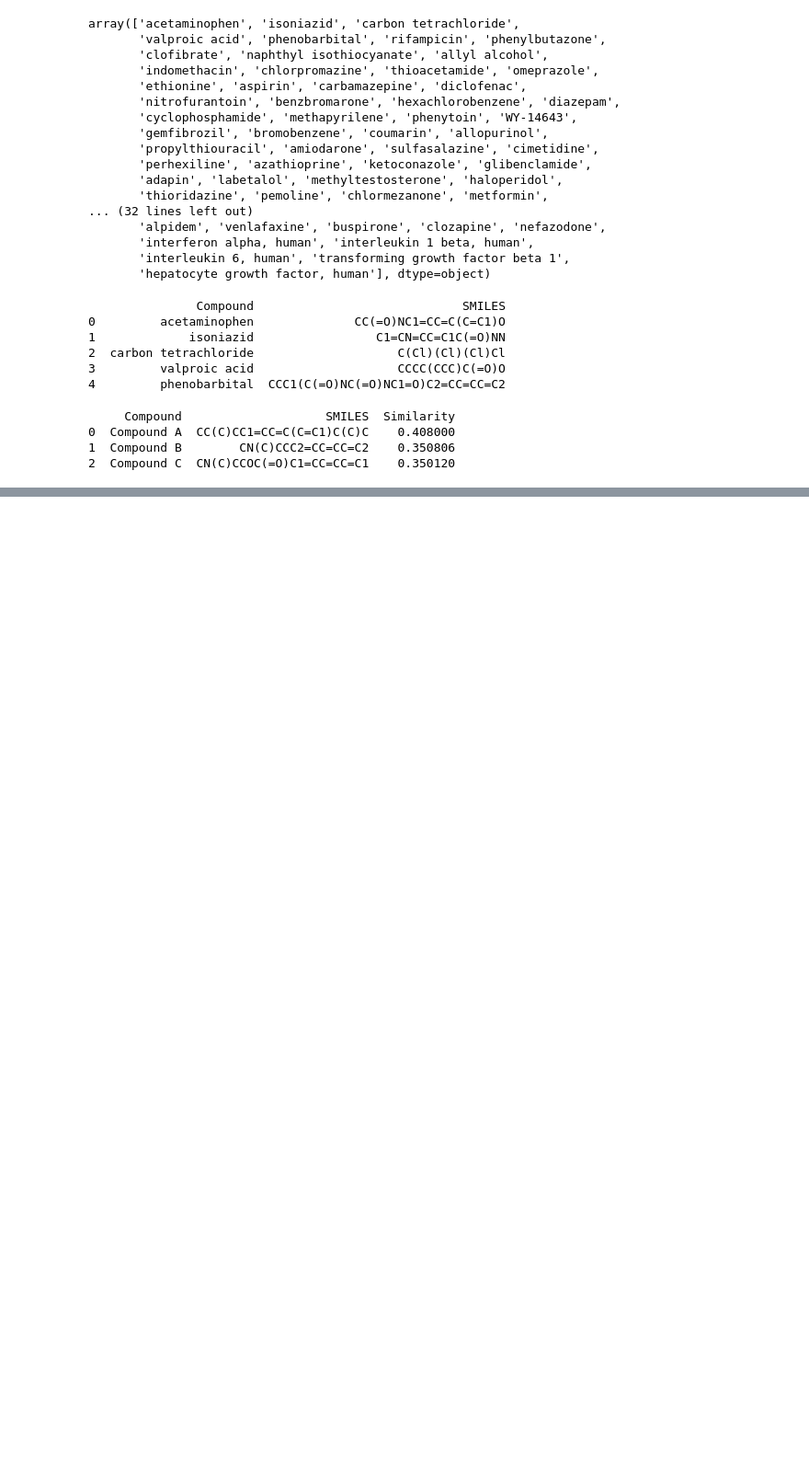
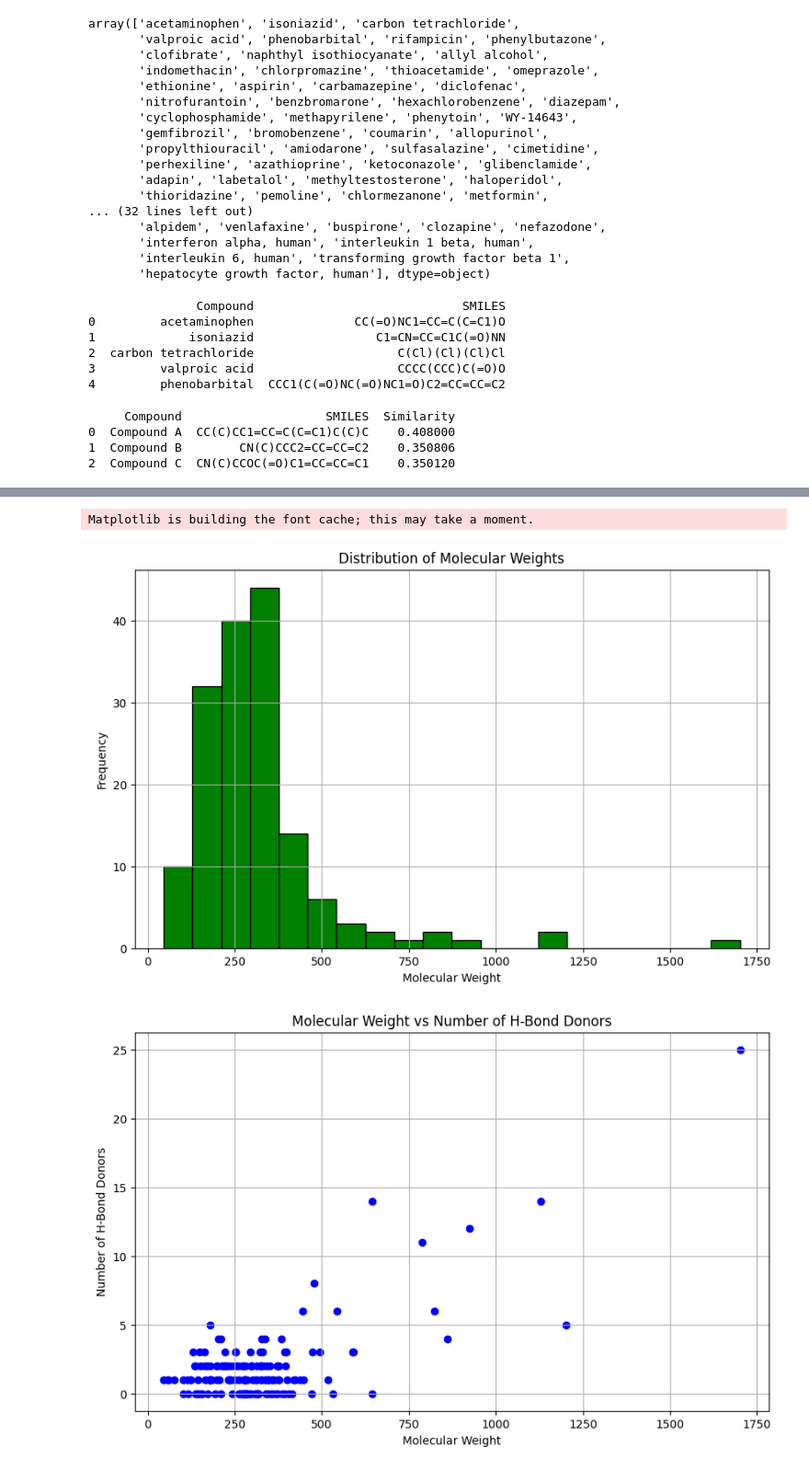
Before and after one commit to devguno/HepaSafe, a Jupyter notebook: 0818.ipynb, the cells around one changed output, grey strips where cells are left out. Shown at 92% size. Drawn from its saved outputs; the diff is of its cells as text; code cells hidden in the pictures; blank space fills up the shorter version.

```diff
--- a/0818.ipynb
+++ b/0818.ipynb
@@ -103,3 +103,55 @@ print(smiles_df)
 0  Compound A  CC(C)CC1=CC=C(C=C1)C(C)C    0.408000
 1  Compound B        CN(C)CCC2=CC=CC=C2    0.350806
 2  Compound C  CN(C)CCOC(=O)C1=CC=CC=C1    0.350120
+# %%
+import pandas as pd
+from rdkit import Chem
+from rdkit.Chem import Descriptors
+
+# Function to calculate molecular descriptors
+def calculate_descriptors(smiles):
+    mol = Chem.MolFromSmiles(smiles)
+    if mol:
+        mol_weight = Descriptors.MolWt(mol)
+        num_h_donors = Descriptors.NumHDonors(mol)
+        num_h_acceptors = Descriptors.NumHAcceptors(mol)
+        return pd.Series([mol_weight, num_h_donors, num_h_acceptors])
+    else:
+        return pd.Series([None, None, None])
+
+# Load the SMILES data
+smiles_df = pd.read_csv('compound_smiles.csv')  # 파일 경로를 실제 경로로 변경하세요
+
+# Add a new column for the length of each SMILES string
+smiles_df['SMILES_length'] = smiles_df['SMILES'].apply(lambda x: len(x) if pd.notnull(x) else 0)
+
+# Apply the function to calculate descriptors for each SMILES
+smiles_df[['Molecular_Weight', 'Num_H_Donors', 'Num_H_Acceptors']] = smiles_df['SMILES'].apply(
+    lambda x: calculate_descriptors(x) if pd.notnull(x) else pd.Series([None, None, None]))
+
+# Save the DataFrame with calculated descriptors
+smiles_df.to_csv('smiles_with_descriptors.csv', index=False)
+
+# Display the first few rows of the updated DataFrame
+print(smiles_df.head())
+
+# Plot the distribution of molecular weights
+import matplotlib.pyplot as plt
+
+plt.figure(figsize=(10, 6))
+plt.hist(smiles_df['Molecular_Weight'].dropna(), bins=20, color='green', edgecolor='black')
+plt.title('Distribution of Molecular Weights')
+plt.xlabel('Molecular Weight')
+plt.ylabel('Frequency')
+plt.grid(True)
+plt.show()
+
+# Plot the relationship between molecular weight and number of hydrogen bond donors
+plt.figure(figsize=(10, 6))
+plt.scatter(smiles_df['Molecular_Weight'], smiles_df['Num_H_Donors'], color='blue')
+plt.title('Molecular Weight vs Number of H-Bond Donors')
+plt.xlabel('Molecular Weight')
+plt.ylabel('Number of H-Bond Donors')
+plt.grid(True)
+plt.show()
+# %% [output]
@@ -105,0 +171,3 @@ print(smiles_df)
+Matplotlib is building the font cache; this may take a moment.
+[figure, added]
+[figure, added]
```
Also changed, not shown: parts of 7 cells of this notebook, 3 other files.
